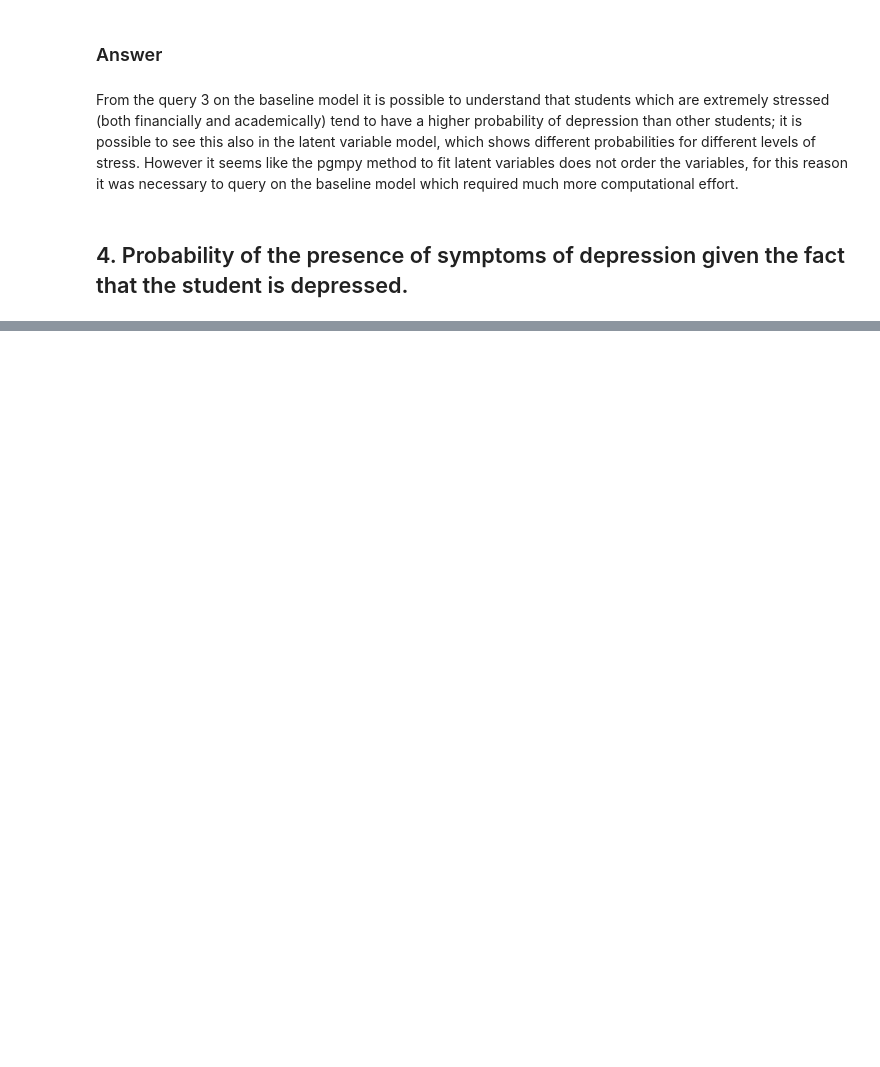
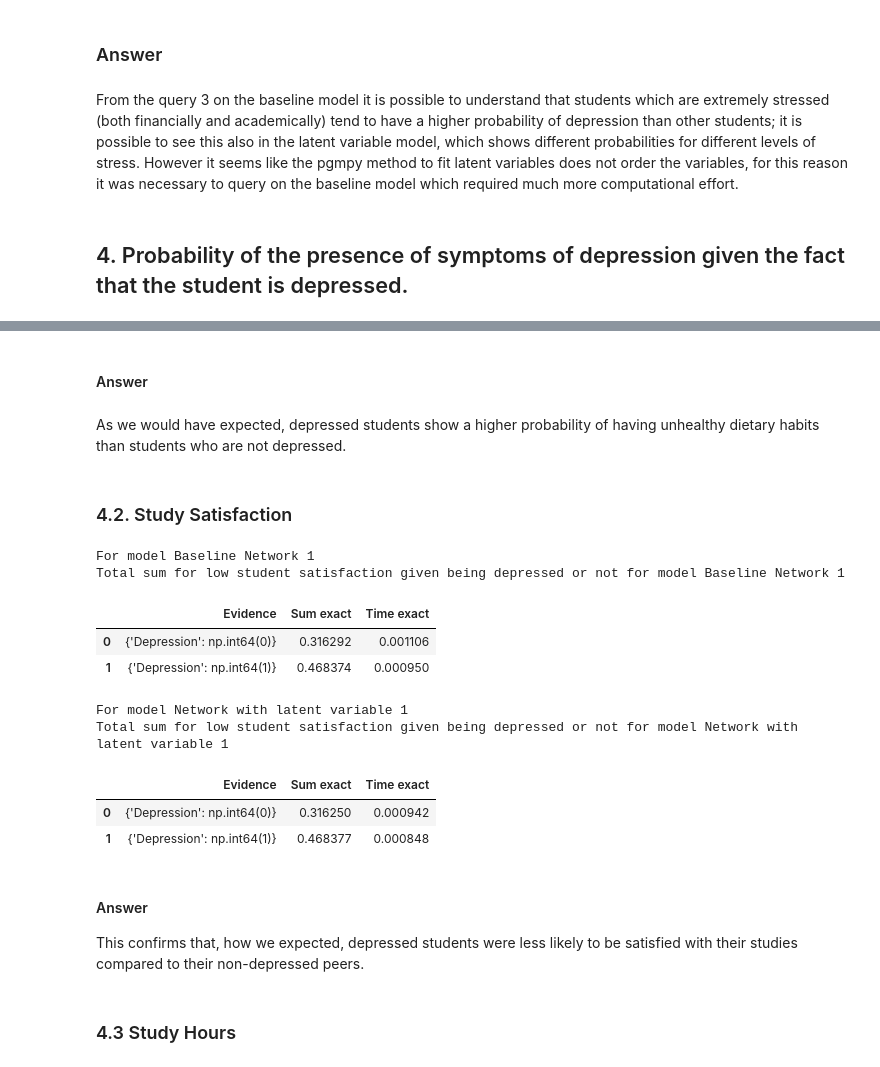
Before and after one commit to Shardyne/faikr3-project, a Jupyter notebook: network_comparison.ipynb, the cells around one changed output, grey strips where cells are left out. Cells and saved outputs as stored; diff of their text form; code cells hidden in the pictures; blank space fills up the shorter version.

```diff
--- a/network_comparison.ipynb
+++ b/network_comparison.ipynb
@@ -843,0 +635,47 @@ Total sum for high student satisfaction given being depressed or not for model N
+# %% [markdown]
+#### Answer
+# %% [markdown]
+As we would have expected, depressed students show a higher probability of having unhealthy dietary habits than students who are not depressed.
+# %% [markdown]
+### 4.2. Study Satisfaction
+# %%
+result_df_4 = {}
+for name, model in query_models.items():
+    total_exact=0
+    time_exact=0
+    print(f"For model {name}")
+    for i in range(0,3): # low student satisfaction
+        result_df_4[name] = general_query(
+            model,
+            query_vars=["StudySatisfaction"],
+            attribute_evidence=["Depression"],
+            index_retrieve_values=[i],
+            show_progress=False
+        )
+        total_exact+=result_df_4[name][f'Exact_Score_StudySatisfaction={i}']
+        time_exact+=result_df_4[name][f'Exact_Time_StudySatisfaction={i}']
+
+    print(f'Total sum for low student satisfaction given being depressed or not for model {name}')
+    df_total=pd.DataFrame(data={
+        'Evidence':result_df_4[name]['Evidence'],
+        'Sum exact':total_exact,
+        'Time exact': time_exact
+    })
+    display(df_total)
+# %% [output]
+For model Baseline Network 1
+Total sum for low student satisfaction given being depressed or not for model Baseline Network 1
+|  | Evidence | Sum exact | Time exact |
+| 0 | {'Depression': np.int64(0)} | 0.316292 | 0.001106 |
+| 1 | {'Depression': np.int64(1)} | 0.468374 | 0.000950 |
+For model Network with latent variable 1
+Total sum for low student satisfaction given being depressed or not for model Network with latent variable 1
+|  | Evidence | Sum exact | Time exact |
+| 0 | {'Depression': np.int64(0)} | 0.316250 | 0.000942 |
+| 1 | {'Depression': np.int64(1)} | 0.468377 | 0.000848 |
+# %% [markdown]
+#### Answer
+
+This confirms that, how we expected, depressed students were less likely to be satisfied with their studies compared to their non-depressed peers.
+# %% [markdown]
+### 4.3 Study Hours
```
Also changed, not shown: parts of 45 cells of this notebook, 8 other files.
